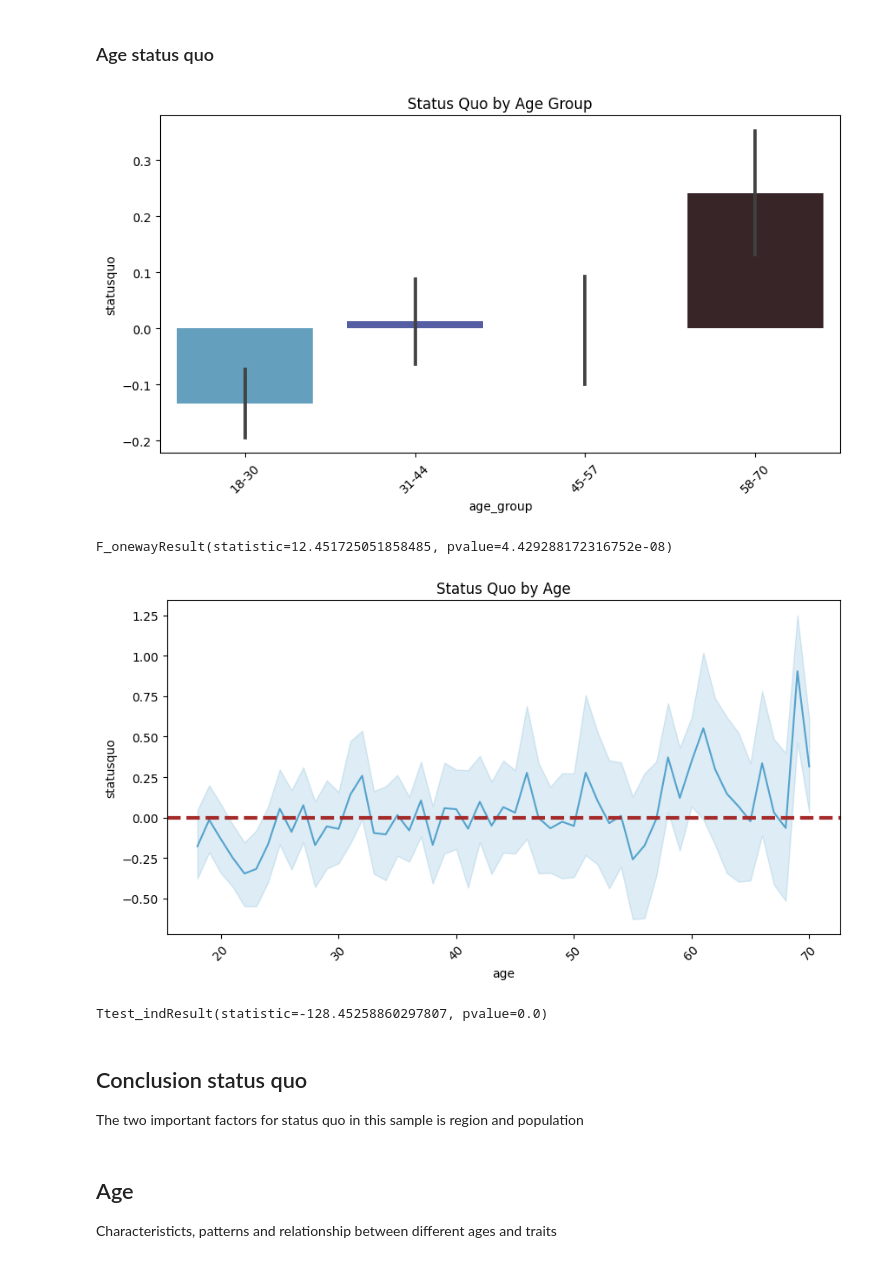
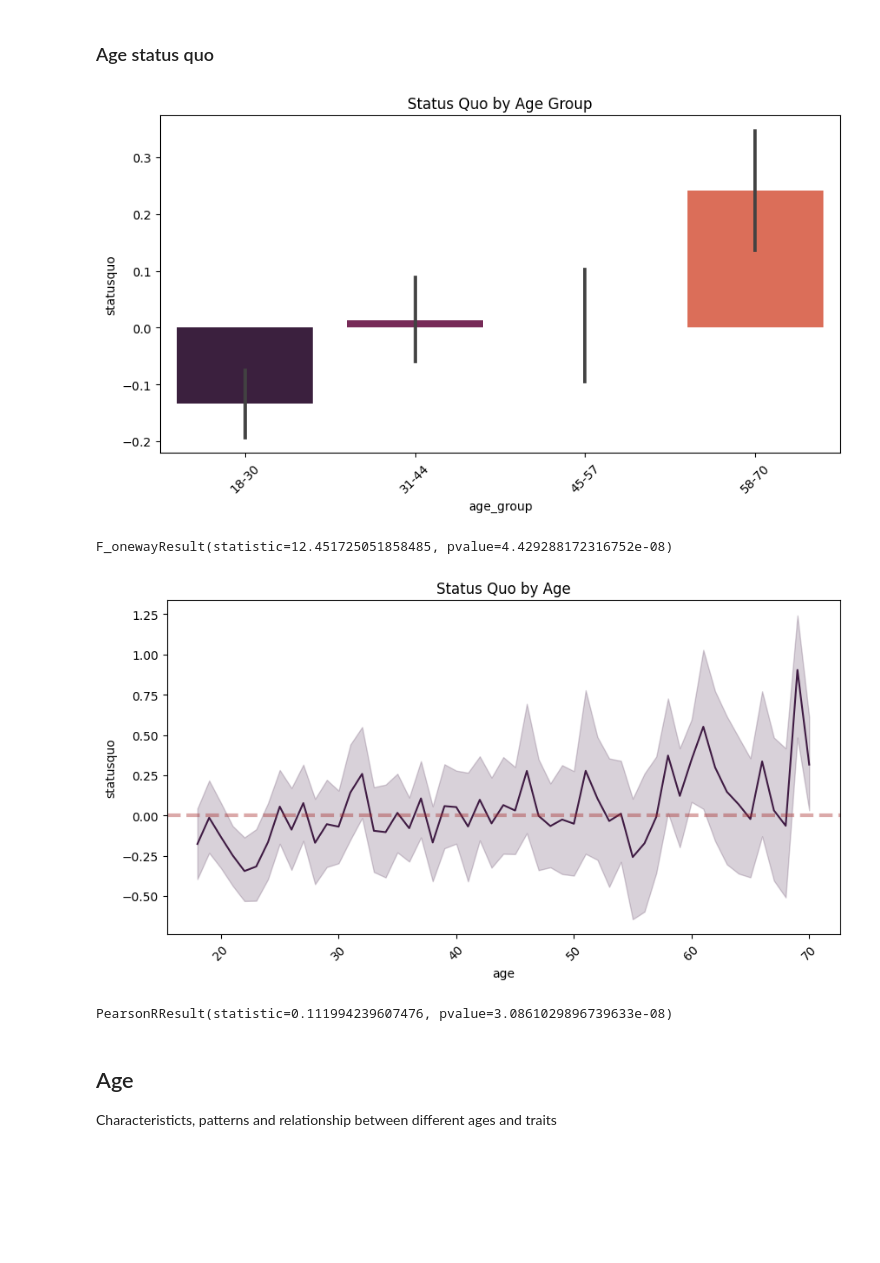
Before and after one commit to KasperLindm/Chile, a Jupyter notebook: chile_notebook.ipynb, the cells around one changed output. Saved outputs shown, nothing was run; the diff lists cells and outputs as text; code cells hidden in the pictures; blank space fills up the shorter version.

```diff
--- a/chile_notebook.ipynb
+++ b/chile_notebook.ipynb
@@ -59,3 +88,5 @@ from scipy import stats
 from matplotlib import pyplot as plt
 from sklearn.preprocessing import LabelEncoder
 from sklearn.ensemble import RandomForestClassifier
+
+sns.set_palette("rocket", n_colors=5)
@@ -62,5 +136,4 @@ from sklearn.ensemble import RandomForestClassifier
 # %%
-sns.set_palette("icefire_r")
 df = pd.read_csv('chile_voting_intentions_1988.csv')
 df.head()
 # %% [output]
@@ -645,7 +735,7 @@ ax = sns.barplot(data=df, x=df.age_group, y="statusquo") \
 plt.xticks(rotation=45)
 plt.show()
 # %% [output]
-[figure, old version]
+[figure, new version]
 # %%
 pivot = create_anova_frame(df, 'age_group', 'statusquo')
 
@@ -660,20 +750,17 @@ F_onewayResult(statistic=12.451725051858485, pvalue=4.429288172316752e-08)
 # %%
 fig = plt.figure(figsize=(10,5))
 ax = sns.lineplot(data=df, x="age", y="statusquo")\
     .set(title='Status Quo by Age')
-plt.axhline(linewidth=3, color='brown', linestyle='--')
+plt.axhline(linewidth=3, color='brown', alpha=0.4,linestyle='--')
 plt.xticks(rotation=45)
 plt.show()
 # %% [output]
-[figure, old version]
+[figure, new version]
-# %%
-anova_result = stats.ttest_ind(a=df_enc.statusquo, b=df_enc.age)
-anova_result
-# %% [output]
-Ttest_indResult(statistic=-128.45258860297807, pvalue=0.0)
-# %% [markdown]
-## Conclusion status quo
-The two important factors for status quo in this sample is region and population
+# %%
+ttest_result = stats.pearsonr(df_enc.age,df_enc.statusquo)
+ttest_result
+# %% [output]
+PearsonRResult(statistic=0.111994239607476, pvalue=3.0861029896739633e-08)
 # %% [markdown]
 ## Age
 Characteristicts, patterns and relationship between different ages and traits
```
Also changed, not shown: parts of 103 cells of this notebook.
